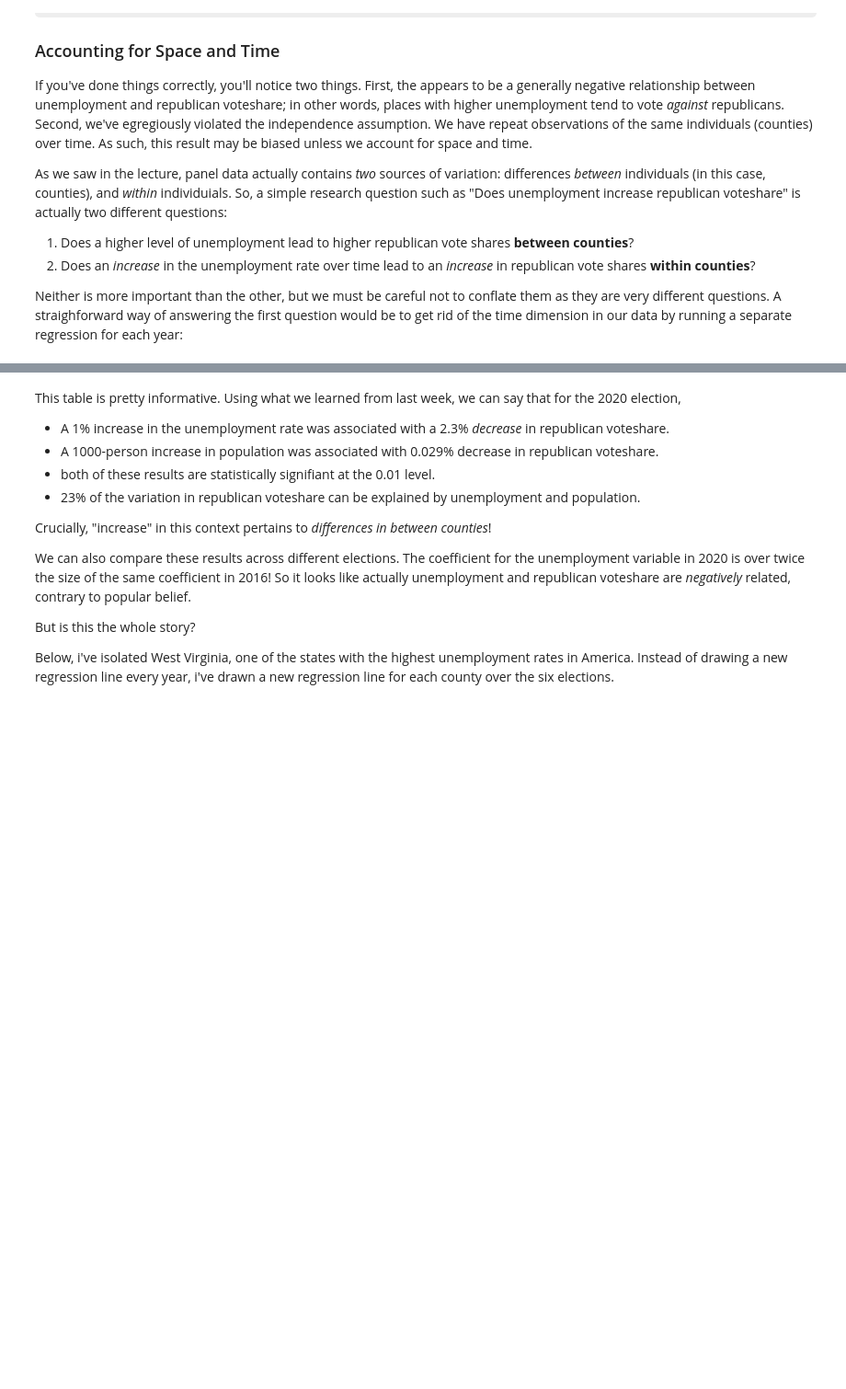
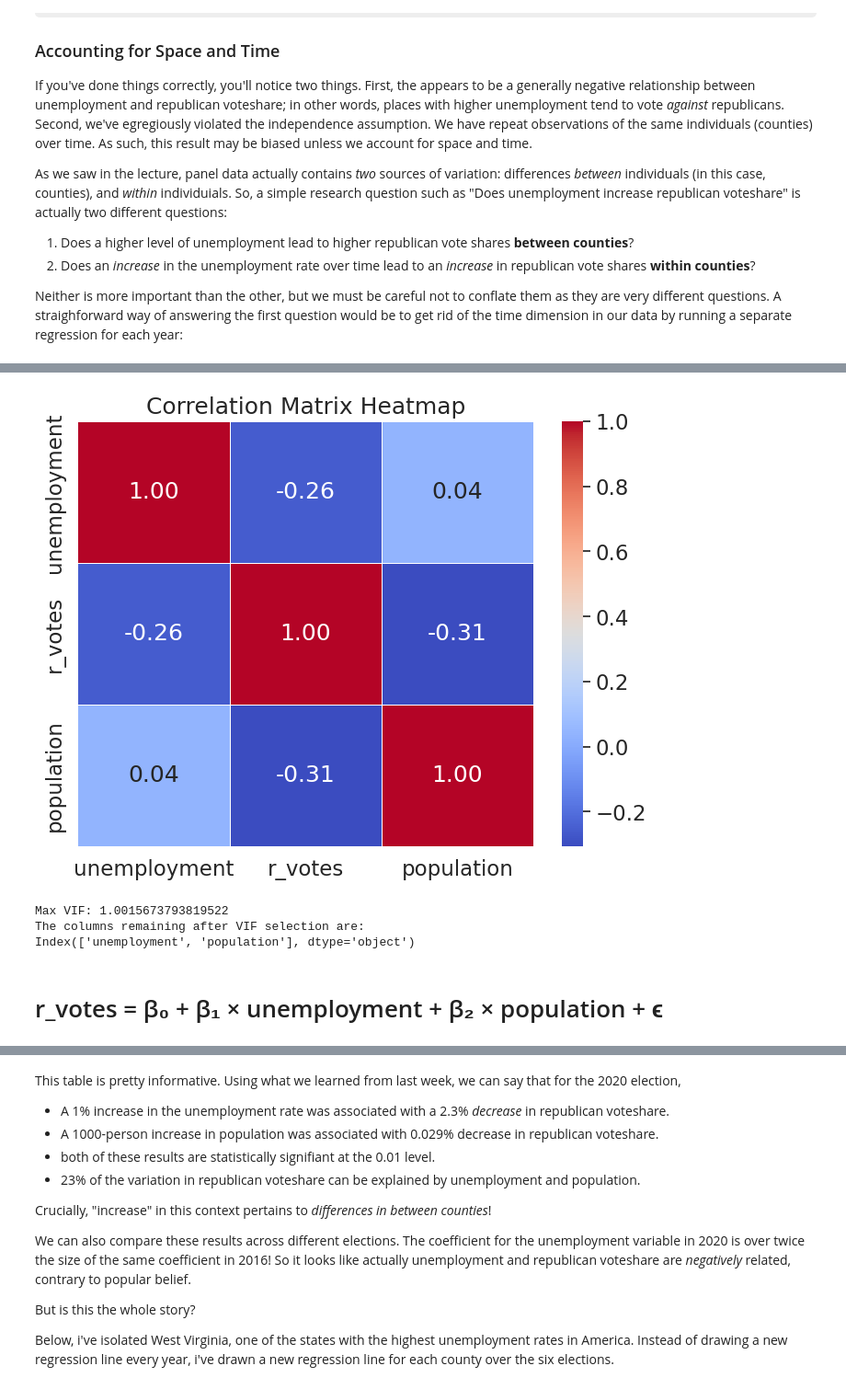
Before and after one commit to yihsun25/QM2, a Jupyter notebook: notebooks/W08. Diff-in-Diff.ipynb, the cells around one changed output, grey strips where cells are left out. Shown: that part at 92% size. Saved outputs shown, nothing was run; the diff lists cells and outputs as text; code cells hidden in the pictures; some formulas as TeX source; blank space fills up the shorter version.

```diff
--- a/notebooks/W08. Diff-in-Diff.ipynb
+++ b/notebooks/W08. Diff-in-Diff.ipynb
@@ -121,0 +180,67 @@ Neither is more important than the other, but we must be careful not to conflate
+# %%
+correlation_matrix = df_c[['unemployment', 'r_votes', 'population']].corr()
+
+# Create a heatmap using seaborn
+plt.figure(figsize=(8, 6))
+sns.heatmap(correlation_matrix, annot=True, cmap='coolwarm', fmt='.2f', linewidths=0.5)
+plt.title('Correlation Matrix Heatmap')
+plt.show()
+# %% [output]
+[figure, added]
+# %%
+from statsmodels.tools.tools import add_constant
+from statsmodels.stats.outliers_influence import variance_inflation_factor
+
+def drop_column_using_vif_(df, list_var_not_to_remove=None, thresh=5):
+    '''
+    Calculates VIF each feature in a pandas dataframe, and repeatedly drop the columns with the highest VIF
+    A constant must be added to variance_inflation_factor or the results will be incorrect
+
+    :param df: the pandas dataframe containing only the predictor features, not the response variable
+    :param list_var_not_to_remove: the list of variables that should not be removed even though it has a high VIF. For example, dummy (or indicator) variables represent a categorical variable with three or more categories.
+    :param thresh: the max VIF value before the feature is removed from the dataframe
+    :return: dataframe with multicollinear features removed
+    '''
+    while True:
+        # adding a constant item to the data
+        df_with_const = add_constant(df)
+
+        vif_df = pd.Series([variance_inflation_factor(df_with_const.values, i)
+                            for i in range(df_with_const.shape[1])], name="VIF",
+                           index=df_with_const.columns).to_frame()
+
+        # drop the constant as it should not be removed
+        vif_df = vif_df.drop('const')
+
+        # drop the variables that should not be removed
+        if list_var_not_to_remove is not None:
+            vif_df = vif_df.drop(list_var_not_to_remove, errors='ignore')
+
+        print('Max VIF:', vif_df.VIF.max())
+
+        # if the largest VIF is above the thresh, remove a variable with the largest VIF
+        if vif_df.VIF.max() > thresh:
+            # If there are multiple variables with the maximum VIF, choose the first one
+            index_to_drop = vif_df.index[vif_df.VIF == vif_df.VIF.max()].tolist()[0]
+            print('Dropping: {}'.format(index_to_drop))
+            df = df.drop(columns=index_to_drop)
+        else:
+            # No VIF is above threshold. Exit the loop
+            break
+
+    return df
+
+# Define the predictors for the model
+predictors = df_c[['unemployment', 'population']]
+
+# Apply the VIF function to drop multicollinear variables
+reduced_predictors = drop_column_using_vif_(predictors, thresh=5)
+
+print("The columns remaining after VIF selection are:")
+print(reduced_predictors.columns)
+# %% [output]
+Max VIF: 1.0015673793819522
+The columns remaining after VIF selection are:
+Index(['unemployment', 'population'], dtype='object')
+# %% [markdown]
+# r_votes = β₀ + β₁ × unemployment + β₂ × population + ϵ
```
Also changed, not shown: parts of 9 cells of this notebook.
